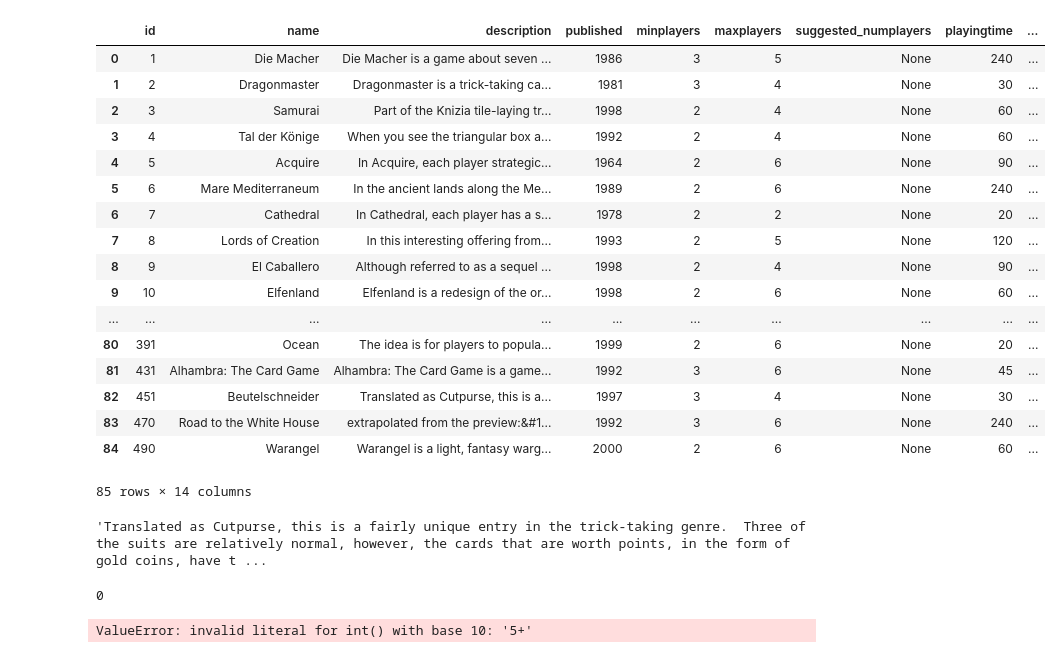
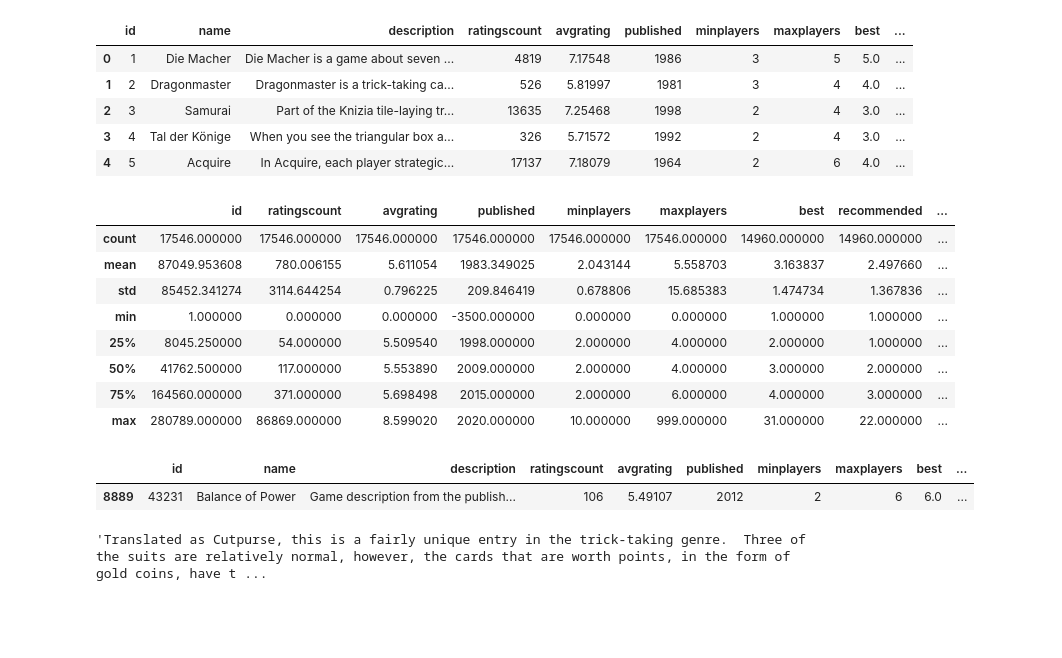
Before and after one commit to danjizquierdo/BoardGameRecommender, a Jupyter notebook: ScraperScrap.ipynb, the cells around one changed output. Saved outputs shown, nothing was run; the diff lists cells and outputs as text; code cells hidden in the pictures; blank space fills up the shorter version.

```diff
--- a/ScraperScrap.ipynb
+++ b/ScraperScrap.ipynb
@@ -184,21 +181,9 @@ df.tail()
 # %%
-df
+df.head()
 # %% [output]
-|  | id | name | description | published | minplayers | maxplayers | suggested_numplayers | playingtime | ... |
-| 0 | 1 | Die Macher | Die Macher is a game about seven ... | 1986 | 3 | 5 | None | 240 | ... |
-| 1 | 2 | Dragonmaster | Dragonmaster is a trick-taking ca... | 1981 | 3 | 4 | None | 30 | ... |
-| 2 | 3 | Samurai | Part of the Knizia tile-laying tr... | 1998 | 2 | 4 | None | 60 | ... |
-| 3 | 4 | Tal der Könige | When you see the triangular box a... | 1992 | 2 | 4 | None | 60 | ... |
-| 4 | 5 | Acquire | In Acquire, each player strategic... | 1964 | 2 | 6 | None | 90 | ... |
-| 5 | 6 | Mare Mediterraneum | In the ancient lands along the Me... | 1989 | 2 | 6 | None | 240 | ... |
-| 6 | 7 | Cathedral | In Cathedral, each player has a s... | 1978 | 2 | 2 | None | 20 | ... |
-| 7 | 8 | Lords of Creation | In this interesting offering from... | 1993 | 2 | 5 | None | 120 | ... |
-| 8 | 9 | El Caballero | Although referred to as a sequel ... | 1998 | 2 | 4 | None | 90 | ... |
-| 9 | 10 | Elfenland | Elfenland is a redesign of the or... | 1998 | 2 | 6 | None | 60 | ... |
-| ... | ... | ... | ... | ... | ... | ... | ... | ... | ... |
-| 80 | 391 | Ocean | The idea is for players to popula... | 1999 | 2 | 6 | None | 20 | ... |
-| 81 | 431 | Alhambra: The Card Game | Alhambra: The Card Game is a game... | 1992 | 3 | 6 | None | 45 | ... |
-| 82 | 451 | Beutelschneider | Translated as Cutpurse, this is a... | 1997 | 3 | 4 | None | 30 | ... |
-| 83 | 470 | Road to the White House | extrapolated from the preview:&#1... | 1992 | 3 | 6 | None | 240 | ... |
-| 84 | 490 | Warangel | Warangel is a light, fantasy warg... | 2000 | 2 | 6 | None | 60 | ... |
+|  | id | name | description | ratingscount | avgrating | published | minplayers | maxplayers | best | ... |
+| 0 | 1 | Die Macher | Die Macher is a game about seven ... | 4819 | 7.17548 | 1986 | 3 | 5 | 5.0 | ... |
+| 1 | 2 | Dragonmaster | Dragonmaster is a trick-taking ca... | 526 | 5.81997 | 1981 | 3 | 4 | 4.0 | ... |
+| 2 | 3 | Samurai | Part of the Knizia tile-laying tr... | 13635 | 7.25468 | 1998 | 2 | 4 | 3.0 | ... |
+| 3 | 4 | Tal der Könige | When you see the triangular box a... | 326 | 5.71572 | 1992 | 2 | 4 | 3.0 | ... |
+| 4 | 5 | Acquire | In Acquire, each player strategic... | 17137 | 7.18079 | 1964 | 2 | 6 | 4.0 | ... |
-85 rows × 14 columns
@@ -207,12 +190,21 @@ import matplotlib.pyplot as plt
+# %%
+df.describe()
+# %% [output]
+|  | id | ratingscount | avgrating | published | minplayers | maxplayers | best | recommended | ... |
+| count | 17546.000000 | 17546.000000 | 17546.000000 | 17546.000000 | 17546.000000 | 17546.000000 | 14960.000000 | 14960.000000 | ... |
+| mean | 87049.953608 | 780.006155 | 5.611054 | 1983.349025 | 2.043144 | 5.558703 | 3.163837 | 2.497660 | ... |
+| std | 85452.341274 | 3114.644254 | 0.796225 | 209.846419 | 0.678806 | 15.685383 | 1.474734 | 1.367836 | ... |
+| min | 1.000000 | 0.000000 | 0.000000 | -3500.000000 | 0.000000 | 0.000000 | 1.000000 | 1.000000 | ... |
+| 25% | 8045.250000 | 54.000000 | 5.509540 | 1998.000000 | 2.000000 | 4.000000 | 2.000000 | 1.000000 | ... |
+| 50% | 41762.500000 | 117.000000 | 5.553890 | 2009.000000 | 2.000000 | 4.000000 | 3.000000 | 2.000000 | ... |
+| 75% | 164560.000000 | 371.000000 | 5.698498 | 2015.000000 | 2.000000 | 6.000000 | 4.000000 | 3.000000 | ... |
+| max | 280789.000000 | 86869.000000 | 8.599020 | 2020.000000 | 10.000000 | 999.000000 | 31.000000 | 22.000000 | ... |
+# %%
+df.query('id==43231')
+# %% [output]
+|  | id | name | description | ratingscount | avgrating | published | minplayers | maxplayers | best | ... |
+| 8889 | 43231 | Balance of Power | Game description from the publish... | 106 | 5.49107 | 2012 | 2 | 6 | 6.0 | ... |
 # %%
 df.query('name == "Beutelschneider"')['description'].iloc[0]
 # %% [output]
 'Translated as Cutpurse, this is a fairly unique entry in the trick-taking genre.  Three of the suits are relatively normal, however, the cards that are worth points, in the form of gold coins, have t ...
-# %%
-print(df.query("maxplaytime == 0")['playingtime'].iloc[0])
-# %% [output]
-0
-# %%
-int('5+')
-# %% [output]
-ValueError: invalid literal for int() with base 10: '5+'
```
Also changed, not shown: parts of 46 cells of this notebook, 6 other files.
